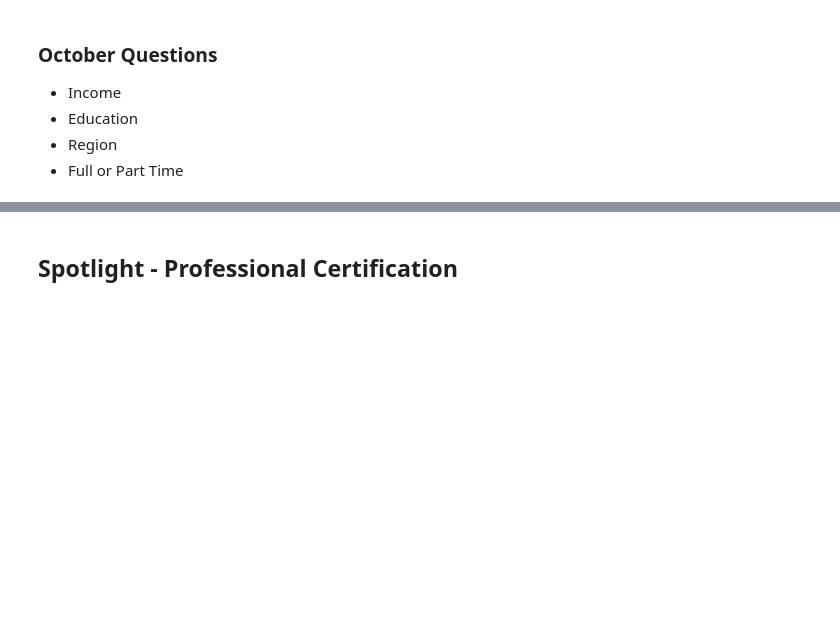
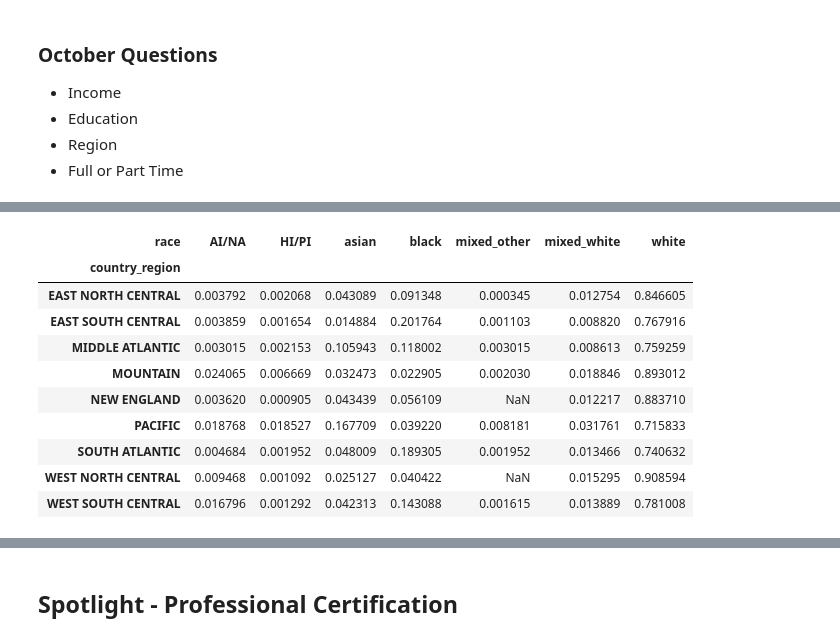
Before and after one commit to joshua-shorterivey/oct_2022_unemployment_project, a Jupyter notebook: explore.ipynb, the cells around one changed output, grey strips where cells are left out. Cells and saved outputs as stored; diff of their text form; code cells hidden in the pictures; blank space fills up the shorter version.

```diff
--- a/explore.ipynb
+++ b/explore.ipynb
@@ -819,0 +893,14 @@ Reject null hypothesis
+# %%
+train.groupby(['country_region'])['race'].value_counts(normalize=True).unstack()
+# %% [output]
+| race | AI/NA | HI/PI | asian | black | mixed_other | mixed_white | white |
+| country_region |  |  |  |  |  |  |  |
+| EAST NORTH CENTRAL | 0.003792 | 0.002068 | 0.043089 | 0.091348 | 0.000345 | 0.012754 | 0.846605 |
+| EAST SOUTH CENTRAL | 0.003859 | 0.001654 | 0.014884 | 0.201764 | 0.001103 | 0.008820 | 0.767916 |
+| MIDDLE ATLANTIC | 0.003015 | 0.002153 | 0.105943 | 0.118002 | 0.003015 | 0.008613 | 0.759259 |
+| MOUNTAIN | 0.024065 | 0.006669 | 0.032473 | 0.022905 | 0.002030 | 0.018846 | 0.893012 |
+| NEW ENGLAND | 0.003620 | 0.000905 | 0.043439 | 0.056109 | NaN | 0.012217 | 0.883710 |
+| PACIFIC | 0.018768 | 0.018527 | 0.167709 | 0.039220 | 0.008181 | 0.031761 | 0.715833 |
+| SOUTH ATLANTIC | 0.004684 | 0.001952 | 0.048009 | 0.189305 | 0.001952 | 0.013466 | 0.740632 |
+| WEST NORTH CENTRAL | 0.009468 | 0.001092 | 0.025127 | 0.040422 | NaN | 0.015295 | 0.908594 |
+| WEST SOUTH CENTRAL | 0.016796 | 0.001292 | 0.042313 | 0.143088 | 0.001615 | 0.013889 | 0.781008 |
```
Also changed, not shown: parts of 31 cells of this notebook, 3 other files.
